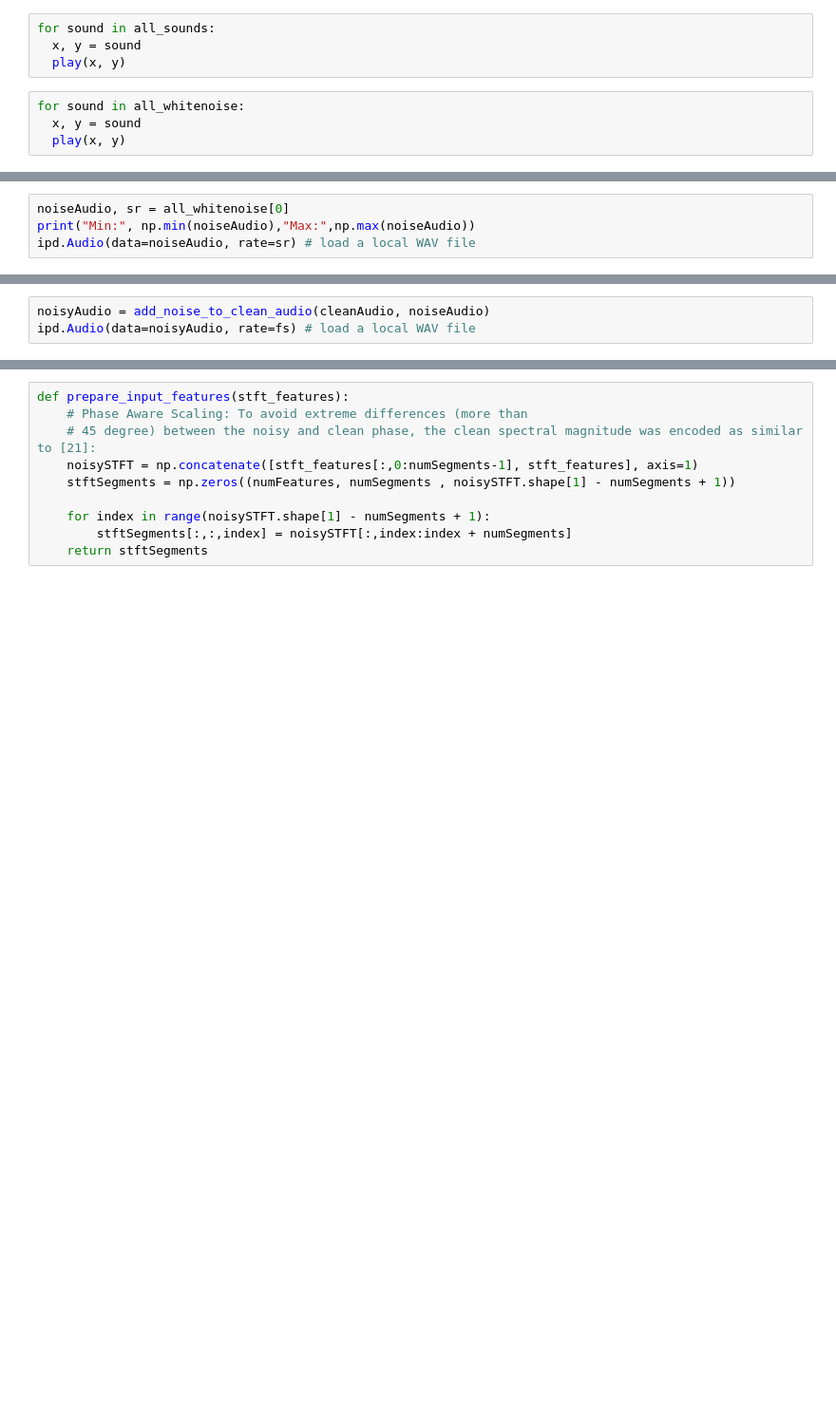
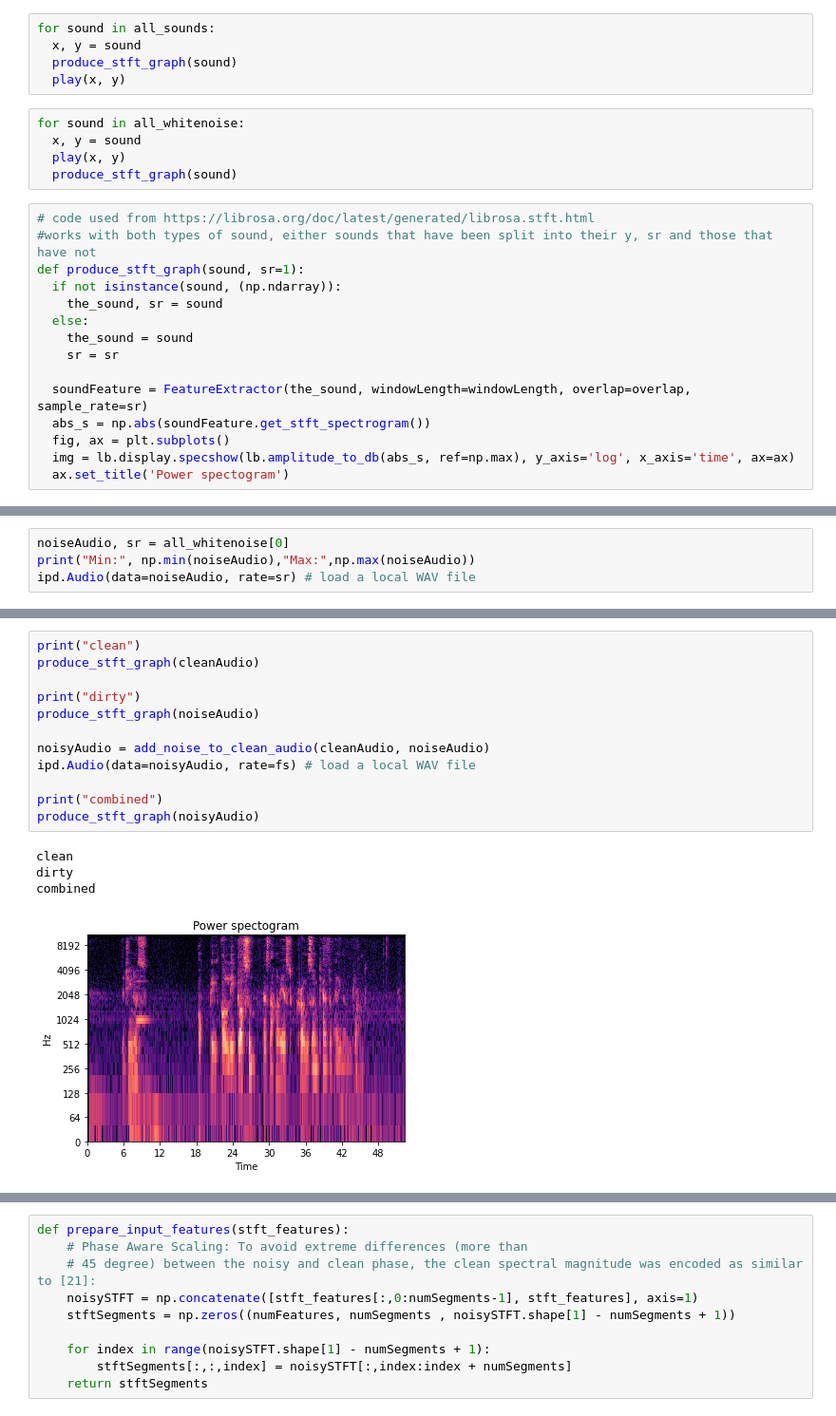
Before and after one commit to Parisman1/CSCE4205_Audio_ML, a Jupyter notebook: Project_Notebook.ipynb, the cells around one changed output, grey strips where cells are left out. Shown: that part at 95% size. Saved outputs shown, nothing was run; the diff lists cells and outputs as text; blank space fills up the shorter version.

Commit message:
added a way to display stft spectogram and confirmed status of merged audio

```diff
--- a/Project_Notebook.ipynb
+++ b/Project_Notebook.ipynb
@@ -115,11 +116,28 @@ for index in range(len(os.listdir(Mypath))):
 # %%
 for sound in all_sounds:
   x, y = sound
+  produce_stft_graph(sound)
   play(x, y)
 # %%
 for sound in all_whitenoise:
   x, y = sound
   play(x, y)
+  produce_stft_graph(sound)
+# %%
+# code used from https://librosa.org/doc/latest/generated/librosa.stft.html
+#works with both types of sound, either sounds that have been split into their y, sr and those that have not
+def produce_stft_graph(sound, sr=1):
+  if not isinstance(sound, (np.ndarray)):
+    the_sound, sr = sound
+  else:
+    the_sound = sound
+    sr = sr
+
+  soundFeature = FeatureExtractor(the_sound, windowLength=windowLength, overlap=overlap, sample_rate=sr)
+  abs_s = np.abs(soundFeature.get_stft_spectrogram())
+  fig, ax = plt.subplots()
+  img = lb.display.specshow(lb.amplitude_to_db(abs_s, ref=np.max), y_axis='log', x_axis='time', ax=ax)
+  ax.set_title('Power spectogram')
 # %% [markdown]
 test area for making the csv
 # %%
@@ -167,3 +193,17 @@ print("Min:", np.min(stft_features),"Max:",np.max(stft_features))
 # %%
+print("clean")
+produce_stft_graph(cleanAudio)
+
+print("dirty")
+produce_stft_graph(noiseAudio)
+
 noisyAudio = add_noise_to_clean_audio(cleanAudio, noiseAudio)
 ipd.Audio(data=noisyAudio, rate=fs) # load a local WAV file
+
+print("combined")
+produce_stft_graph(noisyAudio)
+# %% [output]
+clean
+dirty
+combined
+[figure, added]
```
Also changed, not shown: parts of 7 cells of this notebook.
